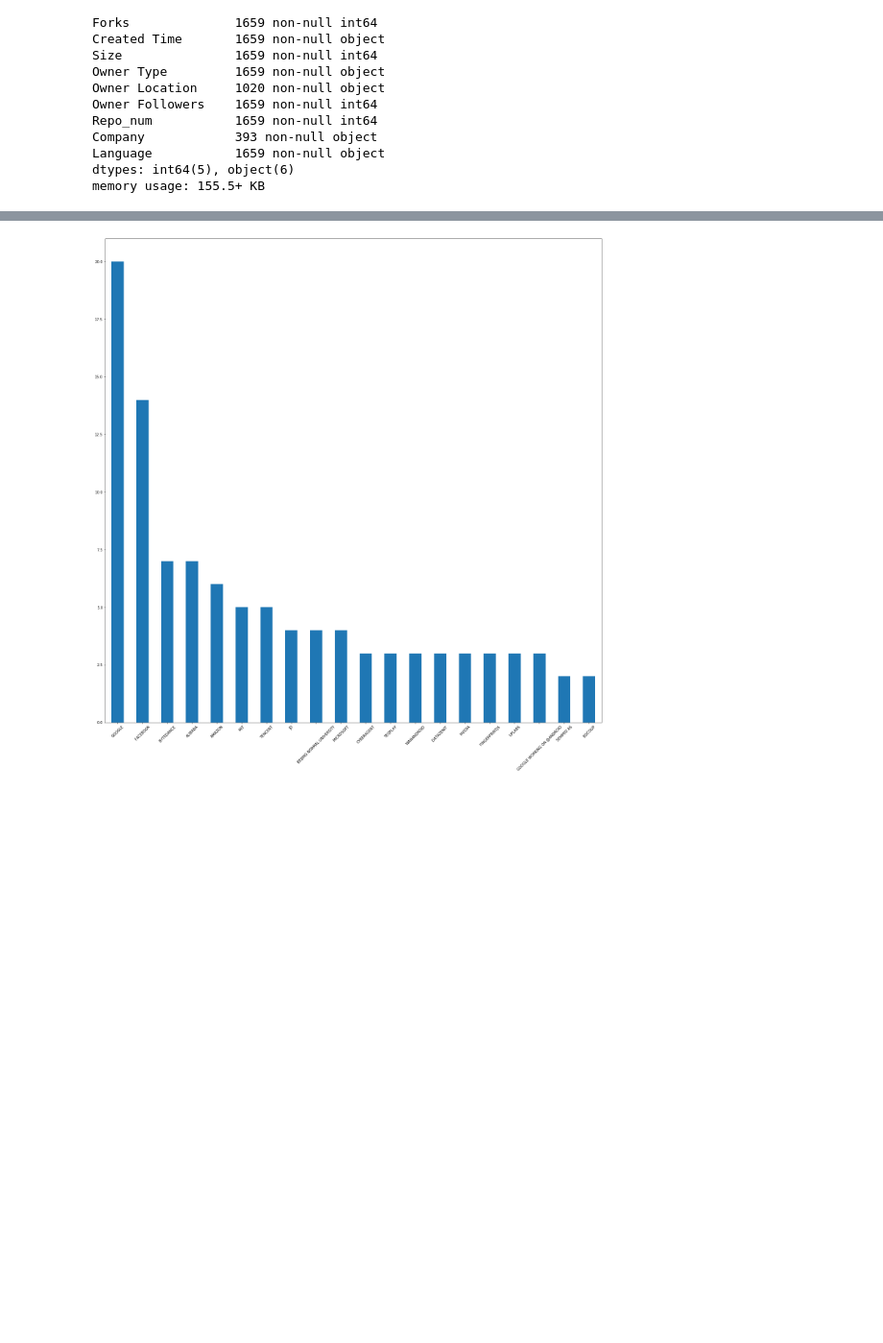
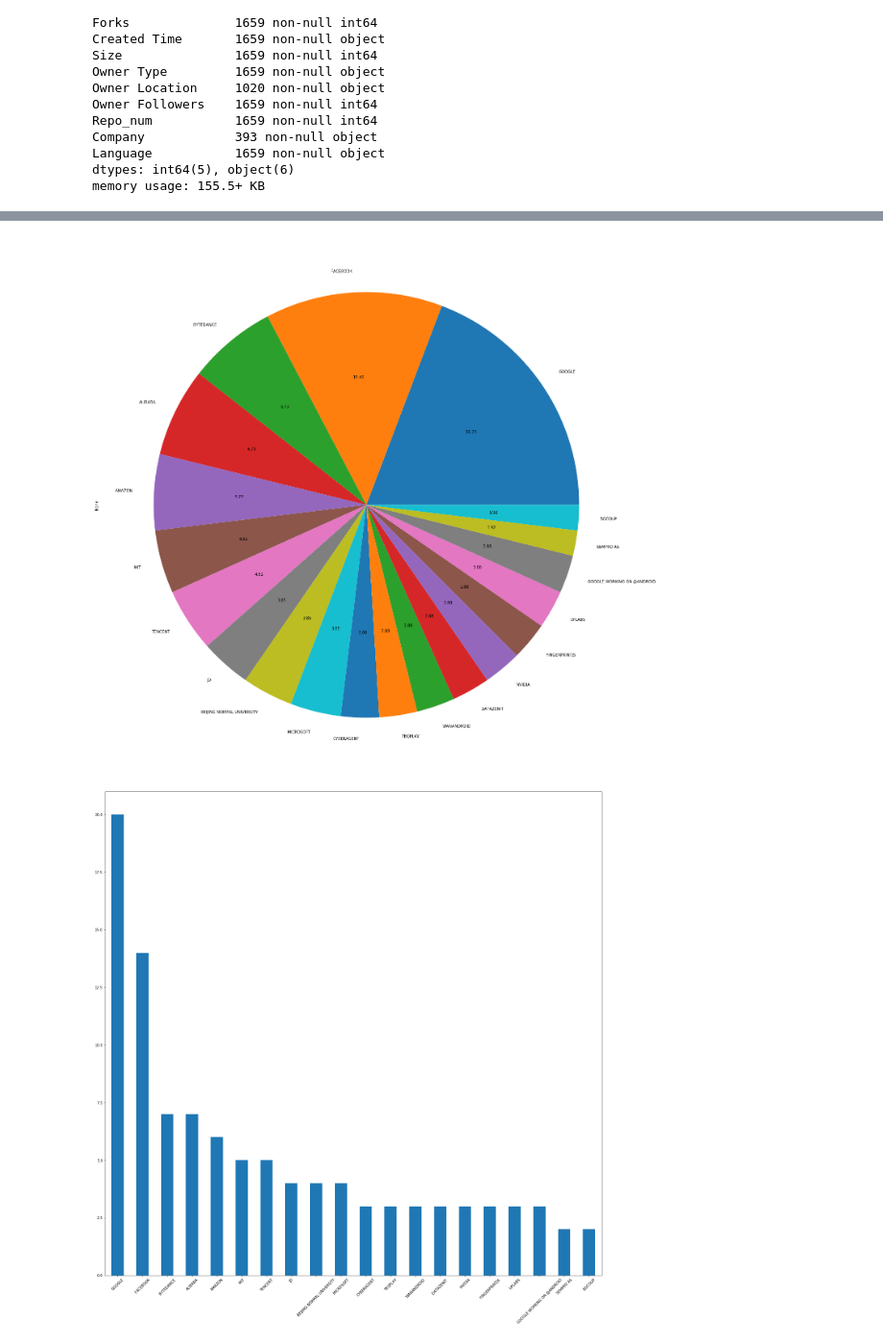
Before and after one commit to Chenyang-Zhang/-Python-, a Jupyter notebook: code/Analyze.ipynb, the cells around one changed output, grey strips where cells are left out. Shown at 96% size. Drawn from its saved outputs; the diff is of its cells as text; code cells hidden in the pictures; blank space fills up the shorter version.

```diff
--- a/code/Analyze.ipynb
+++ b/code/Analyze.ipynb
@@ -108,5 +193,8 @@ data
 # %%
-data_loc = data[data['Owner Location'] != 'NaN']
+#获得有位置信息的行和有公司信息的行
+data_loc = data.dropna(subset = ['Owner Location'])
 data_loc.to_excel('../data/Github_loc.xlsx')
-data_comp = data[data['Company'] != 'NaN']
+data_comp = data.dropna(subset = ['Company'])
 data_comp.to_excel('../data/Github_comp.xlsx')
+data.shape, data_loc.shape, data_comp.shape
+#由此可见，大部分资料是有缺失的
@@ -147,12 +224,15 @@ dtype: int64
 # %%
 company = data_comp.groupby('Company').apply(len)
 company.index = [x.split(',')[0].split('.')[0].strip('@').upper() for x in company.index]
 company = company.groupby(company.index).sum()
 company = company.sort_values(ascending = False)
 plt.figure(figsize = (25, 25))
+company.head(20).plot(kind = 'pie', autopct = '%.2f')
+plt.savefig('../picture/company_pie.png')
+plt.figure(figsize = (25, 25))
 company.head(20).plot(kind = 'bar')
 plt.xticks(rotation = 45)
-plt.savefig('../picture/company.png')
-plt.show()
+plt.savefig('../picture/company_bar.png')
 # %% [output]
-[figure, old version]
+[figure, new version]
+[figure, added]
```
Also changed, not shown: parts of 16 cells of this notebook, 11 other files.
